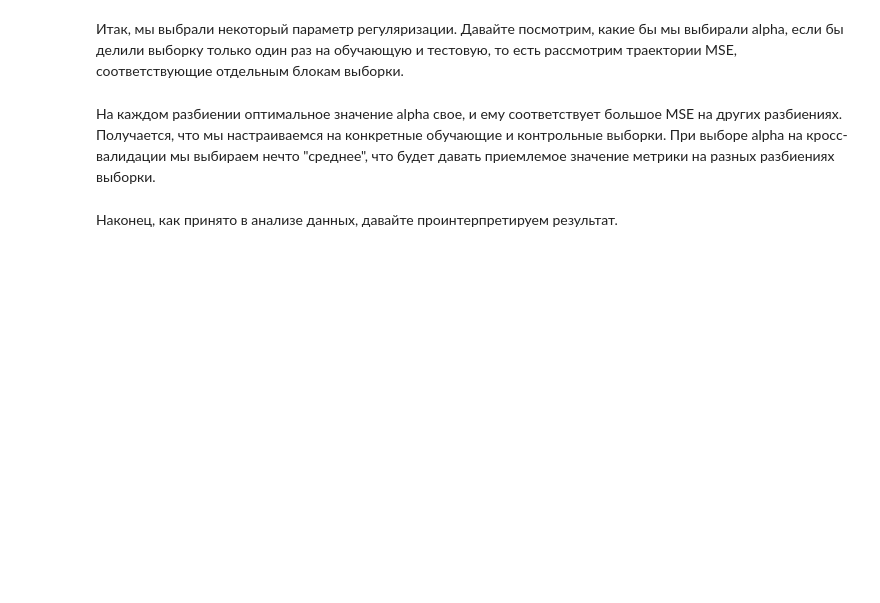
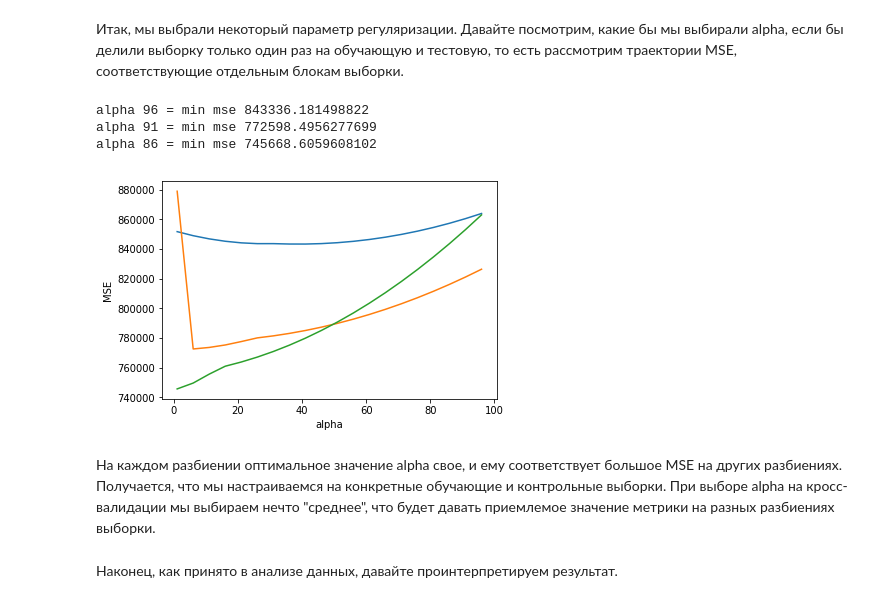
Before and after one commit to vadimbublikov2/coursera-ml-specialization, a Jupyter notebook: c2w2/OverfittingTask.ipynb, the cells around one changed output. Saved outputs shown, nothing was run; the diff lists cells and outputs as text; code cells hidden in the pictures; blank space fills up the shorter version.

```diff
--- a/c2w2/OverfittingTask.ipynb
+++ b/c2w2/OverfittingTask.ipynb
@@ -322,7 +311,20 @@ alphas = np.arange(1, 100, 5)
 # %%
 # Код 3.3 (1 балл)
 # Выведите значения alpha, соответствующие минимумам MSE на каждом разбиении (то есть по столбцам).
 # На трех отдельных графиках визуализируйте столбцы .mse_path_
+mse_min_idx = np.argmin(lassoCV.mse_path_, axis = 0)
+for r in range(3):
+    print ('alpha ' + str(lassoCV.alphas_[r]) + ' = min mse ' + str(lassoCV.mse_path_[0:, r][mse_min_idx[r]]) )
+
+plt.xlabel(u'alpha')
+plt.ylabel(u'MSE')
+for r in range(3):
+    plt.plot(lassoCV.alphas_, lassoCV.mse_path_[0:, r] )
+# %% [output]
+alpha 96 = min mse 843336.181498822
+alpha 91 = min mse 772598.4956277699
+alpha 86 = min mse 745668.6059608102
+[figure, added]
 # %% [markdown]
 На каждом разбиении оптимальное значение alpha свое, и ему соответствует большое MSE на других разбиениях. Получается, что мы настраиваемся на конкретные обучающие и контрольные выборки. При выборе alpha на кросс-валидации мы выбираем нечто "среднее", что будет давать приемлемое значение метрики на разных разбиениях выборки.
 # %% [markdown]
```
Also changed, not shown: parts of 10 cells of this notebook.
